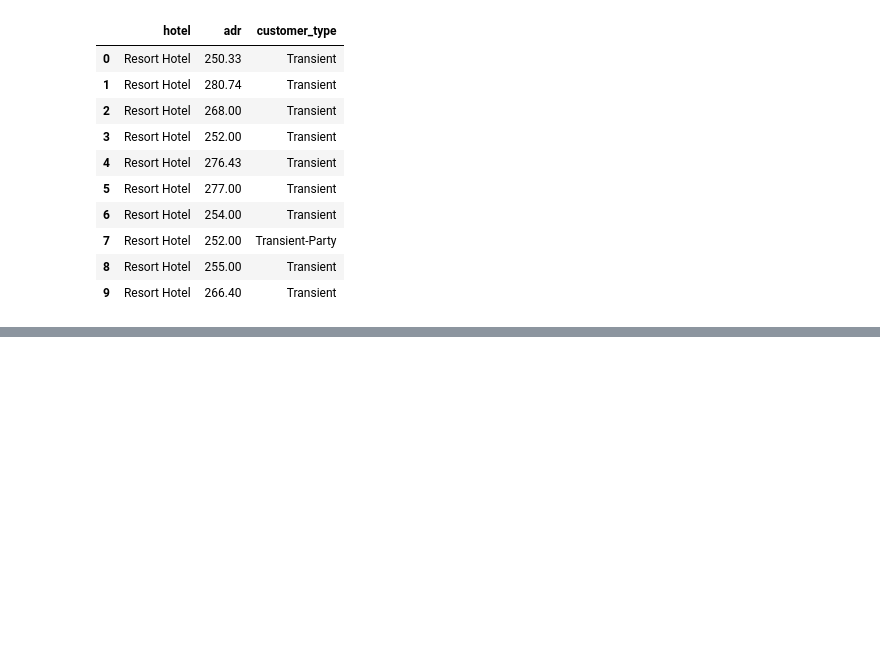
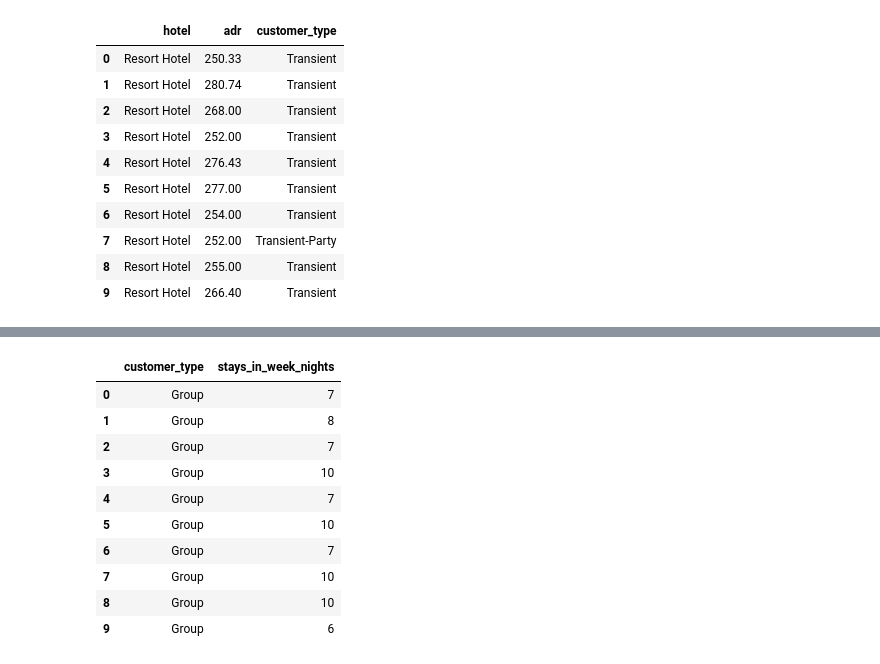
Before and after one commit to TanzeerCR7/stayiq-hotel-analytics, a Jupyter notebook: notebooks/exploration/01_first_look.ipynb, the cells around one changed output, grey strips where cells are left out. Cells and saved outputs as stored; diff of their text form; code cells hidden in the pictures; blank space fills up the shorter version.

```diff
--- a/notebooks/exploration/01_first_look.ipynb
+++ b/notebooks/exploration/01_first_look.ipynb
@@ -227,0 +249,21 @@ result
+# %%
+query = """
+SELECT customer_type, stays_in_week_nights
+FROM bookings
+WHERE customer_type = 'Group' AND stays_in_week_nights > 5
+LIMIT 10;
+"""
+result = pd.read_sql_query(query, conn)
+result
+# %% [output]
+|  | customer_type | stays_in_week_nights |
+| 0 | Group | 7 |
+| 1 | Group | 8 |
+| 2 | Group | 7 |
+| 3 | Group | 10 |
+| 4 | Group | 7 |
+| 5 | Group | 10 |
+| 6 | Group | 7 |
+| 7 | Group | 10 |
+| 8 | Group | 10 |
+| 9 | Group | 6 |
```
Also changed, not shown: parts of 2 cells of this notebook.
